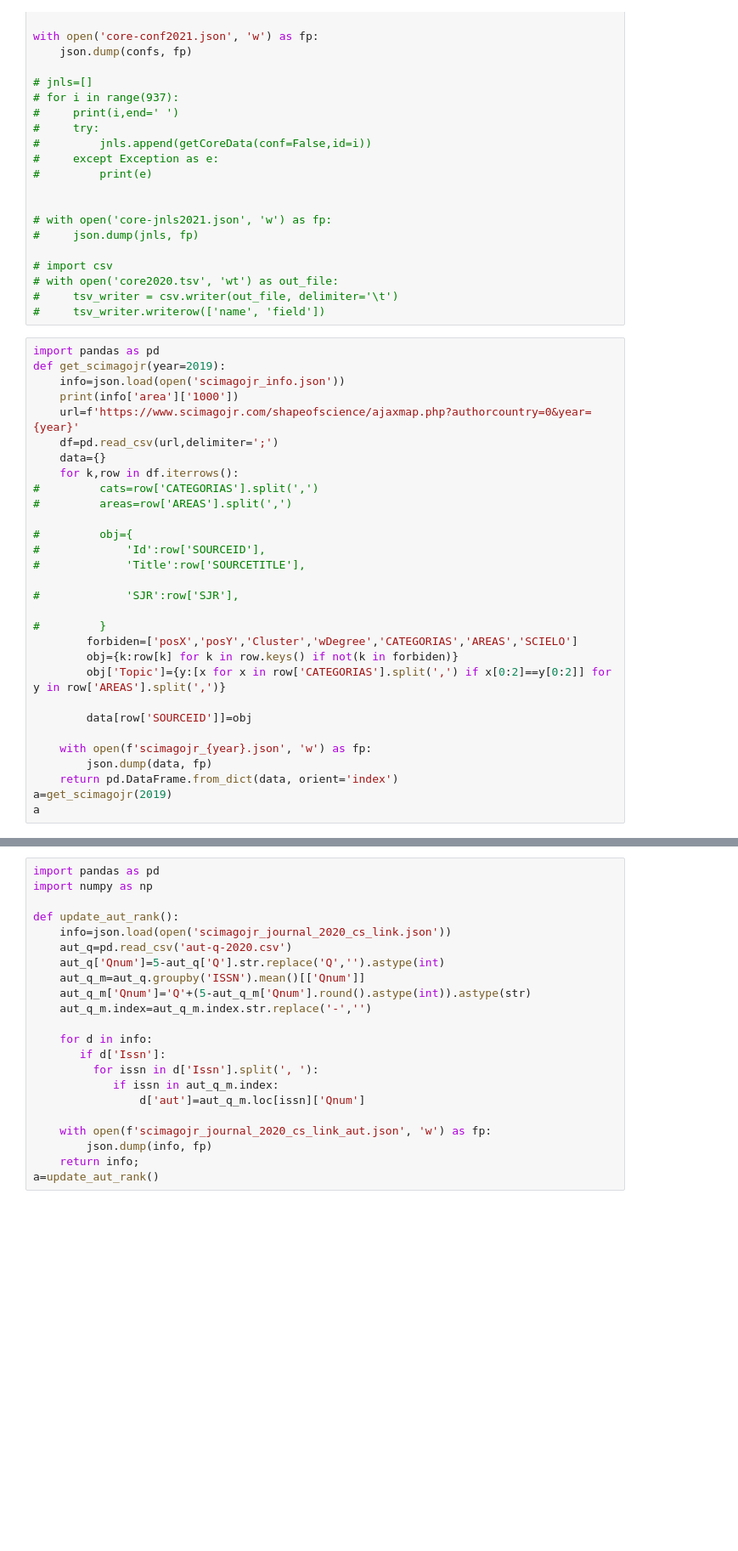
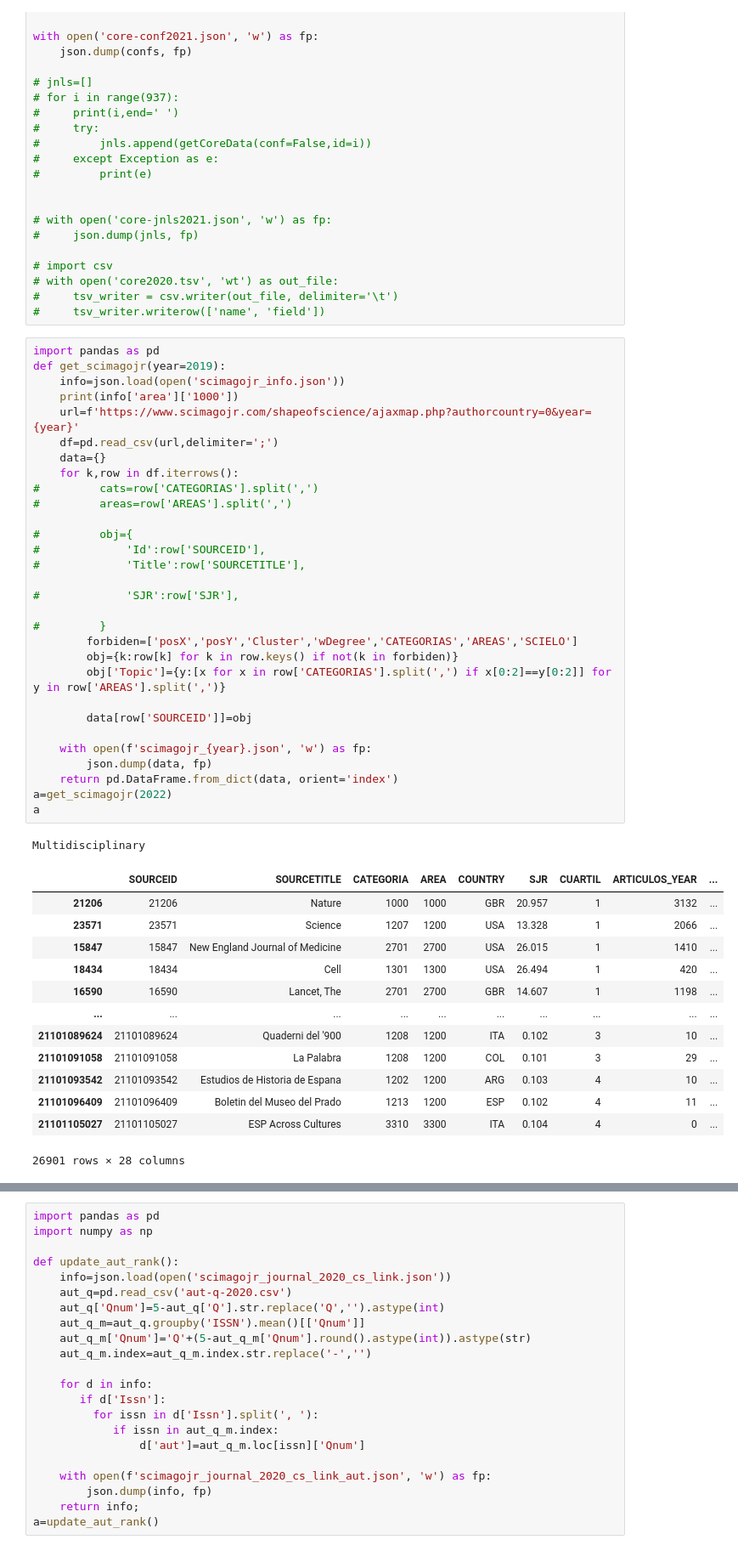
Before and after one commit to modaresimr/multi-source-conferance-rank-viewer, a Jupyter notebook: CoreDataFetcher.ipynb, the cells around one changed output, grey strips where cells are left out. Shown at 85% size. Saved outputs shown, nothing was run; the diff lists cells and outputs as text; blank space fills up the shorter version.

```diff
--- a/CoreDataFetcher.ipynb
+++ b/CoreDataFetcher.ipynb
@@ -151,33 +151,48 @@ with open('core-conf2021.json', 'w') as fp:
 # %%
 import pandas as pd
 def get_scimagojr(year=2019):
     info=json.load(open('scimagojr_info.json'))
     print(info['area']['1000'])
     url=f'https://www.scimagojr.com/shapeofscience/ajaxmap.php?authorcountry=0&year={year}'
     df=pd.read_csv(url,delimiter=';')
     data={}
     for k,row in df.iterrows():
 #         cats=row['CATEGORIAS'].split(',')
 #         areas=row['AREAS'].split(',')
 
 #         obj={
 #             'Id':row['SOURCEID'],
 #             'Title':row['SOURCETITLE'],
 
 #             'SJR':row['SJR'],
 
 #         }
         forbiden=['posX','posY','Cluster','wDegree','CATEGORIAS','AREAS','SCIELO']
         obj={k:row[k] for k in row.keys() if not(k in forbiden)}
         obj['Topic']={y:[x for x in row['CATEGORIAS'].split(',') if x[0:2]==y[0:2]] for y in row['AREAS'].split(',')}
 
         data[row['SOURCEID']]=obj
 
     with open(f'scimagojr_{year}.json', 'w') as fp:
         json.dump(data, fp)
     return pd.DataFrame.from_dict(data, orient='index')
-a=get_scimagojr(2019)
+a=get_scimagojr(2022)
 a
+# %% [output]
+Multidisciplinary
+|  | SOURCEID | SOURCETITLE | CATEGORIA | AREA | COUNTRY | SJR | CUARTIL | ARTICULOS_YEAR | ... |
+| 21206 | 21206 | Nature | 1000 | 1000 | GBR | 20.957 | 1 | 3132 | ... |
+| 23571 | 23571 | Science | 1207 | 1200 | USA | 13.328 | 1 | 2066 | ... |
+| 15847 | 15847 | New England Journal of Medicine | 2701 | 2700 | USA | 26.015 | 1 | 1410 | ... |
+| 18434 | 18434 | Cell | 1301 | 1300 | USA | 26.494 | 1 | 420 | ... |
+| 16590 | 16590 | Lancet, The | 2701 | 2700 | GBR | 14.607 | 1 | 1198 | ... |
+| ... | ... | ... | ... | ... | ... | ... | ... | ... | ... |
+| 21101089624 | 21101089624 | Quaderni del '900 | 1208 | 1200 | ITA | 0.102 | 3 | 10 | ... |
+| 21101091058 | 21101091058 | La Palabra | 1208 | 1200 | COL | 0.101 | 3 | 29 | ... |
+| 21101093542 | 21101093542 | Estudios de Historia de Espana | 1202 | 1200 | ARG | 0.103 | 4 | 10 | ... |
+| 21101096409 | 21101096409 | Boletin del Museo del Prado | 1213 | 1200 | ESP | 0.102 | 4 | 11 | ... |
+| 21101105027 | 21101105027 | ESP Across Cultures | 3310 | 3300 | ITA | 0.104 | 4 | 0 | ... |
+26901 rows × 28 columns
 # %%
 import pandas as pd
 import numpy as np
```
Also changed, not shown: parts of 12 cells of this notebook, 8 other files.
